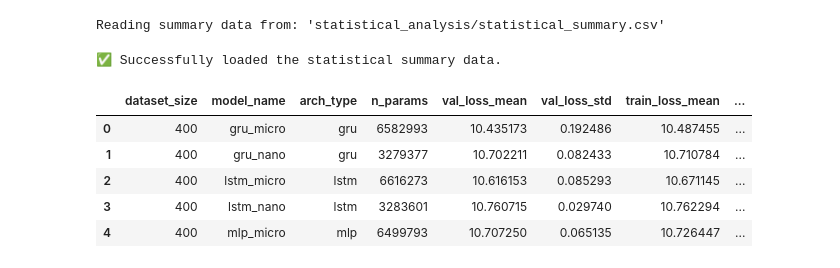
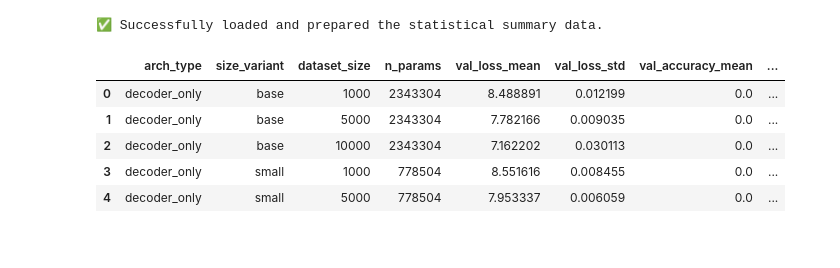
Before and after one commit to developer-2046/generalization, a Jupyter notebook: visualization.ipynb, the cells around one changed output. Cells and saved outputs as stored; diff of their text form; code cells hidden in the pictures.

Commit message:
change to transformer architecture

```diff
--- a/visualization.ipynb
+++ b/visualization.ipynb
@@ -2,43 +2,42 @@
 import pandas as pd
 import seaborn as sns
 import matplotlib.pyplot as plt
+import numpy as np
 import os
 
 # --- Configuration ---
 ANALYSIS_FOLDER = 'statistical_analysis'
-VISUALIZATION_FOLDER = 'visualizations' # Folder to save plots
+VISUALIZATION_FOLDER = 'visualizations'
+os.makedirs(VISUALIZATION_FOLDER, exist_ok=True)
 
-# Define the path to the input file
 summary_csv_path = os.path.join(ANALYSIS_FOLDER, 'statistical_summary.csv')
 
-# Create the output folder if it doesn't exist
-os.makedirs(VISUALIZATION_FOLDER, exist_ok=True)
-
-# Set plotting style for publication quality
-sns.set_theme(style="whitegrid", context="paper", font_scale=1.2)
-
-print(f"Reading summary data from: '{summary_csv_path}'")
+# --- Plotting Style ---
+sns.set_theme(style="whitegrid", context="talk", font_scale=0.9)
+# Define a professional and distinct color palette
+palette = {
+    'decoder_only': '#1f77b4',    # Muted Blue
+    'encoder_only': '#2ca02c',    # Forest Green
+    'encoder_decoder': '#ff7f0e' # Safety Orange
+}
-# %% [output]
-Reading summary data from: 'statistical_analysis/statistical_summary.csv'
 # %%
 try:
     df_summary = pd.read_csv(summary_csv_path)
-    print("✅ Successfully loaded the statistical summary data.")
+    # A helper column for combined architecture + size plotting
+    df_summary['architecture'] = df_summary['arch_type'] + '_' + df_summary['size_variant']
 
-    # Create a dedicated 'architecture' column for easier plotting
-    df_summary['architecture'] = df_summary['arch_type'] + '_' + df_summary['model_name'].str.split('_').str[-1]
-
+    print("✅ Successfully loaded and prepared the statistical summary data.")
     display(df_summary.head())
 except FileNotFoundError:
     print(f"❌ ERROR: File not found at '{summary_csv_path}'.")
-    print("Please run the 'analysis.ipynb' notebook first to generate this file.")
+    print("Please run the 'analysis.ipynb' notebook first.")
 # %% [output]
-✅ Successfully loaded the statistical summary data.
+✅ Successfully loaded and prepared the statistical summary data.
-|  | dataset_size | model_name | arch_type | n_params | val_loss_mean | val_loss_std | train_loss_mean | ... |
-| 0 | 400 | gru_micro | gru | 6582993 | 10.435173 | 0.192486 | 10.487455 | ... |
-| 1 | 400 | gru_nano | gru | 3279377 | 10.702211 | 0.082433 | 10.710784 | ... |
-| 2 | 400 | lstm_micro | lstm | 6616273 | 10.616153 | 0.085293 | 10.671145 | ... |
-| 3 | 400 | lstm_nano | lstm | 3283601 | 10.760715 | 0.029740 | 10.762294 | ... |
-| 4 | 400 | mlp_micro | mlp | 6499793 | 10.707250 | 0.065135 | 10.726447 | ... |
+|  | arch_type | size_variant | dataset_size | n_params | val_loss_mean | val_loss_std | val_accuracy_mean | ... |
+| 0 | decoder_only | base | 1000 | 2343304 | 8.488891 | 0.012199 | 0.0 | ... |
+| 1 | decoder_only | base | 5000 | 2343304 | 7.782166 | 0.009035 | 0.0 | ... |
+| 2 | decoder_only | base | 10000 | 2343304 | 7.162202 | 0.030113 | 0.0 | ... |
+| 3 | decoder_only | small | 1000 | 778504 | 8.551616 | 0.008455 | 0.0 | ... |
+| 4 | decoder_only | small | 5000 | 778504 | 7.953337 | 0.006059 | 0.0 | ... |
 # %%
 if 'df_summary' in locals():
```
Also changed, not shown: parts of 2 cells of this notebook, 24 other files.
